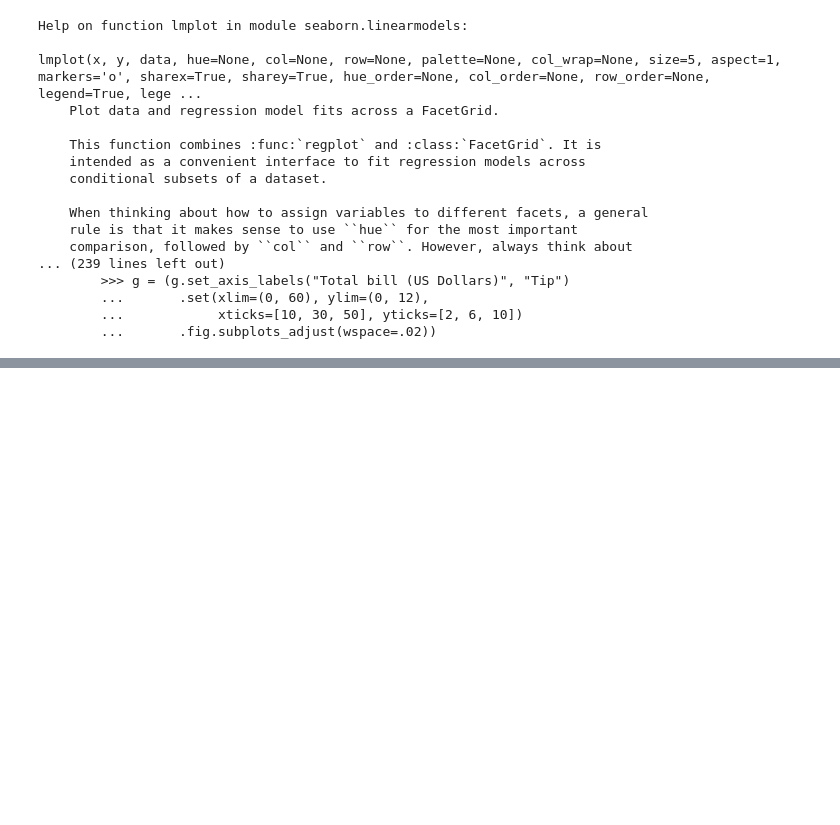
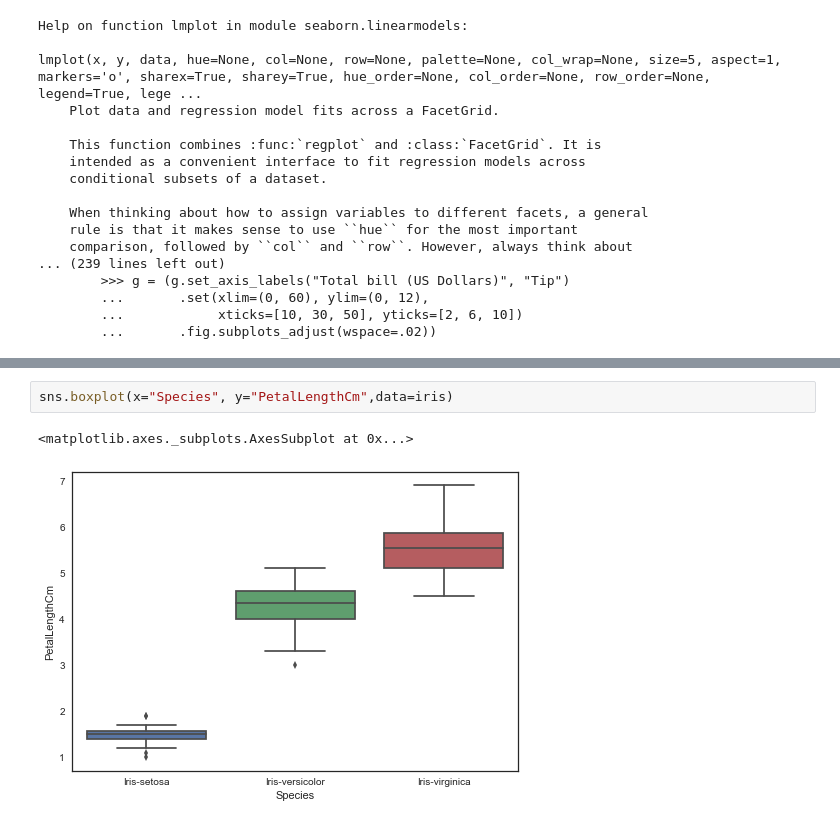
Before and after one commit to hendryliu/iris-dataset, a Jupyter notebook: Iris_trial.ipynb, the cells around one changed output, grey strips where cells are left out. Cells and saved outputs as stored; diff of their text form; blank space fills up the shorter version.

```diff
--- a/Iris_trial.ipynb
+++ b/Iris_trial.ipynb
@@ -120,0 +143,5 @@ lmplot(x, y, data, hue=None, col=None, row=None, palette=None, col_wrap=None, si
+# %%
+sns.boxplot(x="Species", y="PetalLengthCm",data=iris)
+# %% [output]
+<matplotlib.axes._subplots.AxesSubplot at 0x...>
+[figure, added]
```
Also changed, not shown: parts of 11 cells of this notebook, 1 other file.
